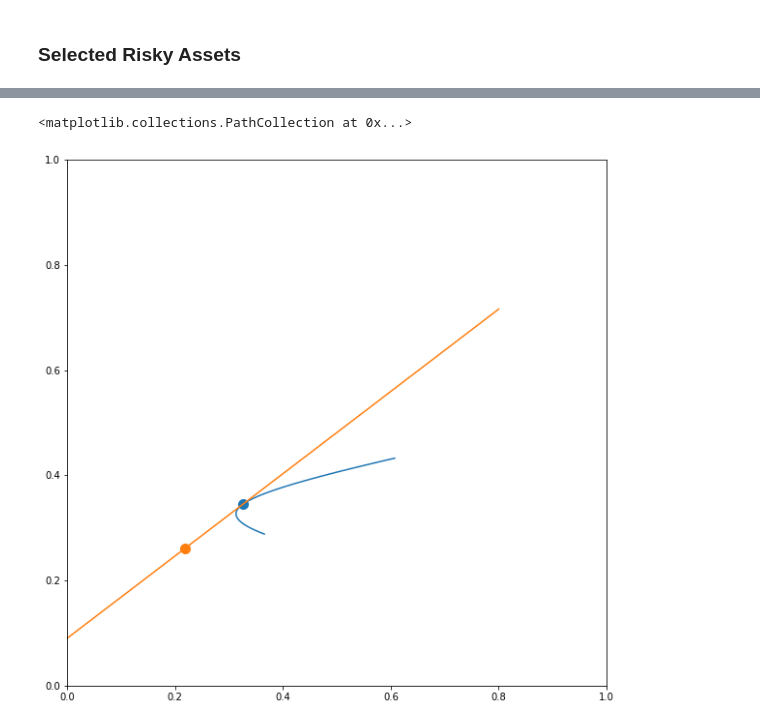
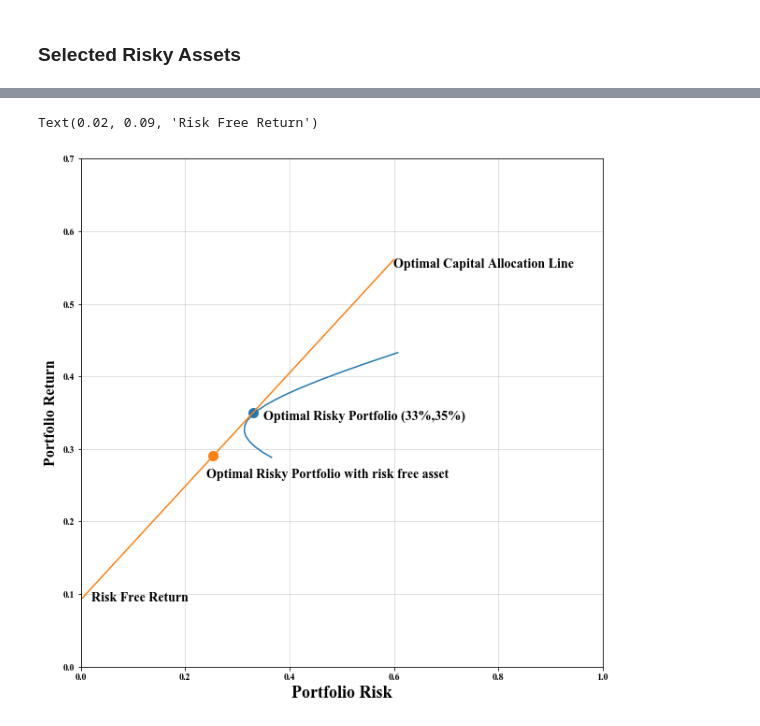
Before and after one commit to kalam360/dse-stock-analysis, a Jupyter notebook: sy-portfolio/optimal-portfolio-with-two-risky-asset.ipynb, the cells around one changed output, grey strips where cells are left out. Cells and saved outputs as stored; diff of their text form; code cells hidden in the pictures.

Commit message:
sector return

```diff
--- a/sy-portfolio/optimal-portfolio-with-two-risky-asset.ipynb
+++ b/sy-portfolio/optimal-portfolio-with-two-risky-asset.ipynb
@@ -22,6 +22,7 @@ import missingno as msno
 import math
 import numpy as np
 import matplotlib.pyplot as plt
+plt.rcParams["font.family"] = "Times New Roman"
 import seaborn as sns
 # %% [markdown]
 ### Importing historical stocks data of DSE
@@ -187,7 +160,7 @@ port_assets
 returns_assets = port_assets['Annual Return']
 std_assets = port_assets['Standard Deviation']
 cov = df_pivoted[risky_assets].pct_change(1).cov().loc[risky_assets[0], risky_assets[1]]
-weights = pd.Series(np.arange(0,1.01,.01))
+weights = pd.Series(np.arange(0,1.01,.05))
 port_df = Portfolio_Return(returns_assets, std_assets, weights, cov)
 #weights = pd.Series(np.arange(0,1.01,.01))
 #for each in weights:
@@ -195,4 +168,5 @@ port_df = Portfolio_Return(returns_assets, std_assets, weights, cov)
 #    port_std = np.sqrt(np.square(each*std_assets[0]) + np.square((1-each)*std_assets[1]) + 2*each*(1-each)*cov)
 #    port_shrp = (port_return - rf_rate ) / port_std
 #    port_df = port_df.append({'Weights R': each, 'Weights S': 1 - each, 'Portfolio Return': port_return, 'Portfolio Std': port_std, 'Portfolio Sharpe Ratio': port_shrp}, ignore_index=True)
-# port_df
+port_df.to_clipboard()
+port_df
@@ -200,5 +192,7 @@ port_df = Portfolio_Return(returns_assets, std_assets, weights, cov)
 optimal = port_df.loc[port_df['Portfolio Sharpe Ratio'].idxmax()]
 rp_var = (optimal['Portfolio Return'] - rf_rate)/ optimal['Portfolio Std']**2
 optimal = optimal.append(pd.Series([rp_var], index=['Risk Premium to VAR']))
+optimal = round(optimal, 2)
+optimal.to_clipboard()
 optimal
 # %% [output]
@@ -216,0 +211,13 @@ y
+# %%
+fig = plt.figure(figsize=(10, 7))
+plt.grid(which='minor', alpha=.2)
+plt.grid(which='major', alpha=.5)
+plt.ylim(0, .7)
+plt.xlim(0,1)
+plt.plot(port_df['Portfolio Std'], port_df['Portfolio Return'])
+plt.scatter(optimal['Portfolio Std'], optimal['Portfolio Return'], s=100)
+fig.suptitle('Efficient Frontier', fontsize=20)
+#text = "optimal portfolio"+str((optimal['Portfolio Std'], optimal['Portfolio Return']))
+#plt.text(optimal['Portfolio Std']-.03, optimal['Portfolio Return']+.04,text , fontsize=14)
+plt.xlabel('Portfolio Risk', fontsize=18)
+plt.ylabel('Portfolio Return', fontsize=16)
@@ -217,15 +227,24 @@ y
 # %%
 plt.figure(figsize=(10, 10))
-plt.ylim(0, 1)
+plt.grid(which='minor', alpha=.2)
+plt.grid(which='major', alpha=.5)
+plt.ylim(0, .7)
 plt.xlim(0,1)
 plt.plot(port_df['Portfolio Std'], port_df['Portfolio Return'])
 plt.scatter(optimal['Portfolio Std'], optimal['Portfolio Return'], s=100)
 polynomial = np.poly1d(np.polyfit([0,optimal['Portfolio Std']], [rf_rate,optimal['Portfolio Return']], 1))
-x_axis = np.linspace(0,.80)
+x_axis = np.linspace(0,.60)
 y_axis = polynomial(x_axis)
 plt.plot(x_axis, y_axis)
 plt.scatter(optimal['Portfolio Std']*y,polynomial(optimal['Portfolio Std']*y), s=100)
+plt.xlabel('Portfolio Risk', fontsize=18)
+plt.ylabel('Portfolio Return', fontsize=16)
+fig.suptitle('Optimal Capital Allocation Line', fontsize=20)
+plt.text(.35,.34,"Optimal Risky Portfolio (33%,35%)", fontsize=14)
+plt.text(.24,.26,"Optimal Risky Portfolio with risk free asset ", fontsize=14)
+plt.text(.6,.55,"Optimal Capital Allocation Line", fontsize=14)
+plt.text(.02,.09,"Risk Free Return", fontsize=14)
 # %% [output]
-<matplotlib.collections.PathCollection at 0x...>
+Text(0.02, 0.09, 'Risk Free Return')
-[figure, old version]
+[figure, new version]
 # %%
```
Also changed, not shown: parts of 18 cells of this notebook, 4 other files.
